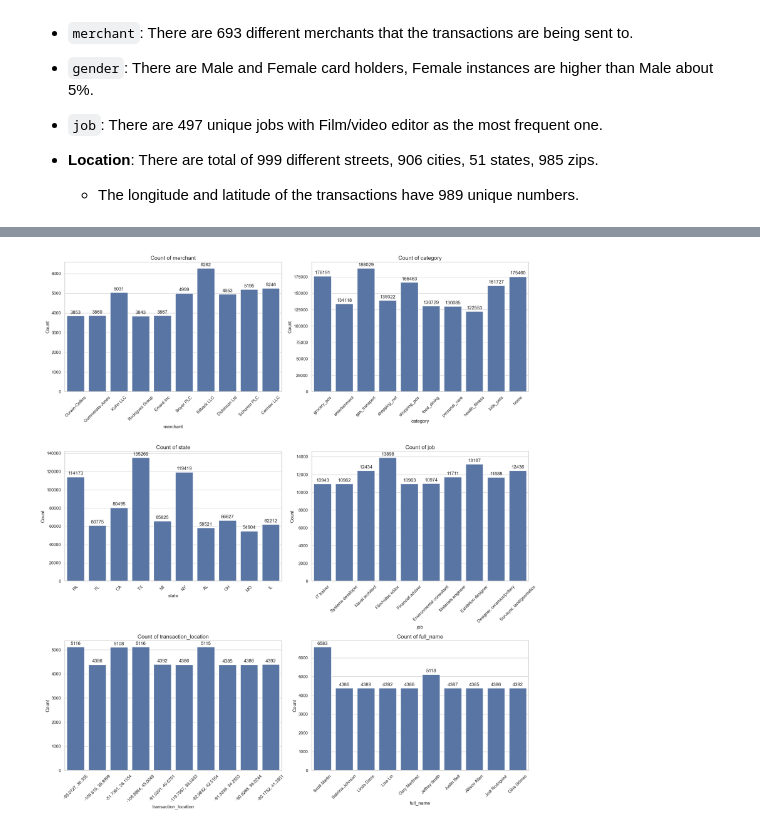
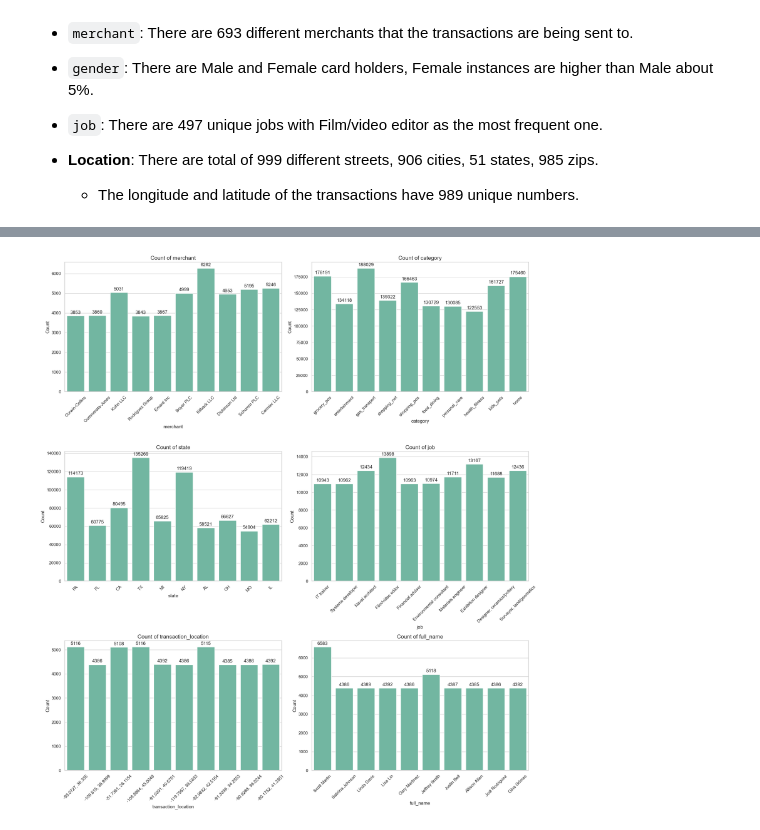
Before and after one commit to Youhorng/credit_card_fraud_prediction, a Jupyter notebook: notebooks/exploratory_data_analysis.ipynb, the cells around one changed output, grey strips where cells are left out. Cells and saved outputs as stored; diff of their text form; code cells hidden in the pictures.

```diff
--- a/notebooks/exploratory_data_analysis.ipynb
+++ b/notebooks/exploratory_data_analysis.ipynb
@@ -172,6 +172,9 @@ df["transaction_location"] = df["longitude"].astype(str) + ", " + df["latitude"]
 
 # Create merchange location
 df["merchant_location"] = df["merchant_longitude"].astype(str) + ", " + df["merchant_latitude"].astype(str)
+
+# Create hour of transaction
+df["transaction_hour"] = df["transaction_time"].dt.hour
 # %%
 # Drop columns that are not needed for analysis
 dropped_columns = ["unix_time", "first_name", "last_name", "date_of_birth",
@@ -297,6 +303,7 @@ plt.show()
 numerical_features = ["transaction_amount", "city_population", "age"]
 
 fig, axes = plt.subplots(nrows=2, ncols=3, figsize=(18, 10))
+sns.set_style("whitegrid")
 
 for idx, feature in enumerate(numerical_features):
     # Column index (0, 1, 2)
@@ -320,0 +328,15 @@ plt.show()
+# %%
+# Calcute the IQR range to detect outliers
+def calculate_iqr_range(df, feature):
+    q1 = df[feature].quantile(0.25)
+    q3 = df[feature].quantile(0.75)
+    iqr = q3 - q1
+    lower_bound = q1 - 1.5 * iqr
+    upper_bound = q3 + 1.5 * iqr
+
+    return lower_bound, upper_bound
+
+# Calculate IQR range for each numerical feature
+for feature in numerical_features:
+    lower_bound, upper_bound = calculate_iqr_range(df, feature)
+    print(f"{feature} IQR Range: {lower_bound:.2f} to {upper_bound:.2f}")
@@ -321,27 +355,29 @@ plt.show()
 # %%
 # Plot the distribution of categorical features
 categorical_features = ["merchant", "category", "state", "job", "transaction_location", "full_name"]
 
 fig, axes = plt.subplots(nrows=3, ncols=2, figsize=(18, 20))
 
 for idx, feature in enumerate(categorical_features):
     col = idx % 2
     row = idx // 2
 
+    # Get the top 10 most frequent categories
     top_n = df[feature].value_counts().nlargest(10).index
     filterd_df = df[df[feature].isin(top_n)]
 
-    ax = sns.countplot(data=filterd_df, x=feature, ax=axes[row, col])
+    # Count plot to check distribution
+    ax = sns.countplot(data=filterd_df, x=feature, ax=axes[row, col], color="#66c2a5")
 
     for container in ax.containers:
         ax.bar_label(container, padding=3)
 
     axes[row, col].set_title(f"Count of {feature}", fontsize=14)
     axes[row, col].set_xlabel(feature)
     axes[row, col].set_ylabel("Count")
     axes[row, col].tick_params(axis='x', rotation=45)
 
 plt.tight_layout()
 plt.show()
 # %% [output]
-[figure, old version]
+[figure, new version]
```
Also changed, not shown: parts of 13 cells of this notebook.
